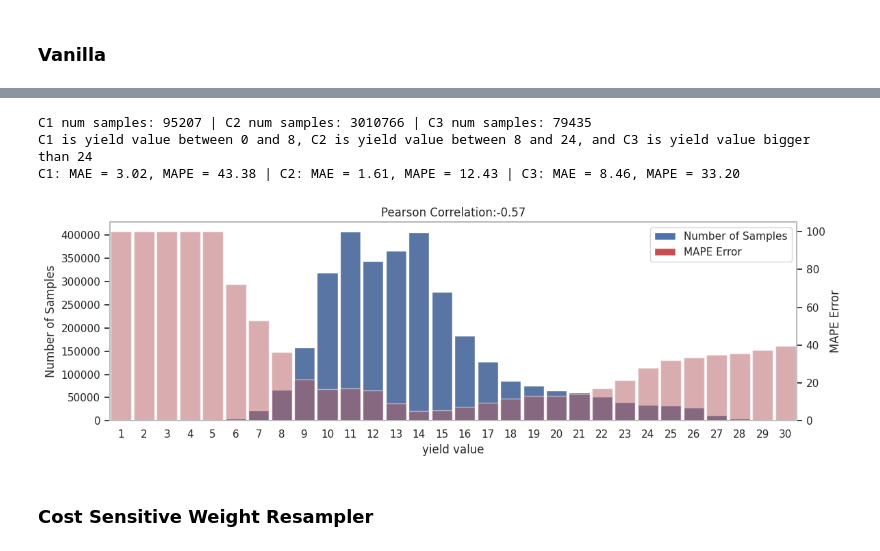
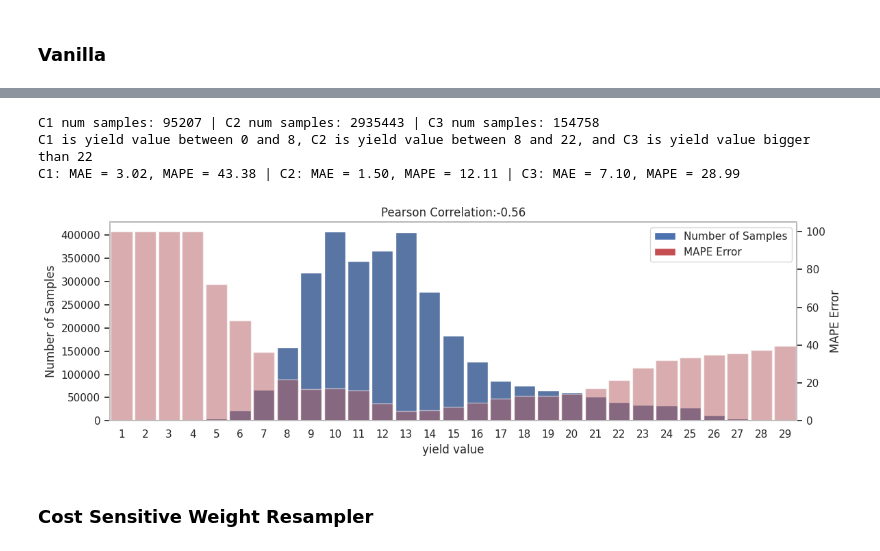
Before and after one commit to plant-ai-biophysics-lab/imbalance_deep_regression_yield_forecasting, a Jupyter notebook: Inference/DataLevel.ipynb, the cells around one changed output, grey strips where cells are left out. Drawn from its saved outputs; the diff is of its cells as text; code cells hidden in the pictures.

```diff
--- a/Inference/DataLevel.ipynb
+++ b/Inference/DataLevel.ipynb
@@ -50,13 +50,13 @@ _ = Inference.train_val_test_satterplot(RGB_train_cost_vanilla, RGB_valid_cost_v
 # %%
-RGB_test_cost_vanilla_Output = Inference.eval_on_three_main_label_range_pred(RGB_test_cost_vanilla, th1 = 8, th2 = 24)
+RGB_test_cost_vanilla_Output = Inference.eval_on_three_main_label_range_pred(RGB_test_cost_vanilla, th1 = 8, th2 = 22)
 # %% [output]
-C1 num samples: 95207 | C2 num samples: 3010766 | C3 num samples: 79435
-C1 is yield value between 0 and 8, C2 is yield value between 8 and 24, and C3 is yield value bigger than 24
-C1: MAE = 3.02, MAPE = 43.38 | C2: MAE = 1.61, MAPE = 12.43 | C3: MAE = 8.46, MAPE = 33.20
+C1 num samples: 95207 | C2 num samples: 2935443 | C3 num samples: 154758
+C1 is yield value between 0 and 8, C2 is yield value between 8 and 22, and C3 is yield value bigger than 22
+C1: MAE = 3.02, MAPE = 43.38 | C2: MAE = 1.50, MAPE = 12.11 | C3: MAE = 7.10, MAPE = 28.99
 # %%
-_ = utils.Erroe_hist_visulization_V2(RGB_test_cost_vanilla)
+_ = Inference.Erroe_hist_visulization_V2(RGB_test_cost_vanilla)
 # %% [output]
-[figure, old version]
+[figure, new version]
 # %% [markdown]
 ### Cost Sensitive Weight Resampler
 # %%
```
Also changed, not shown: parts of 10 cells of this notebook, 5 other files.
